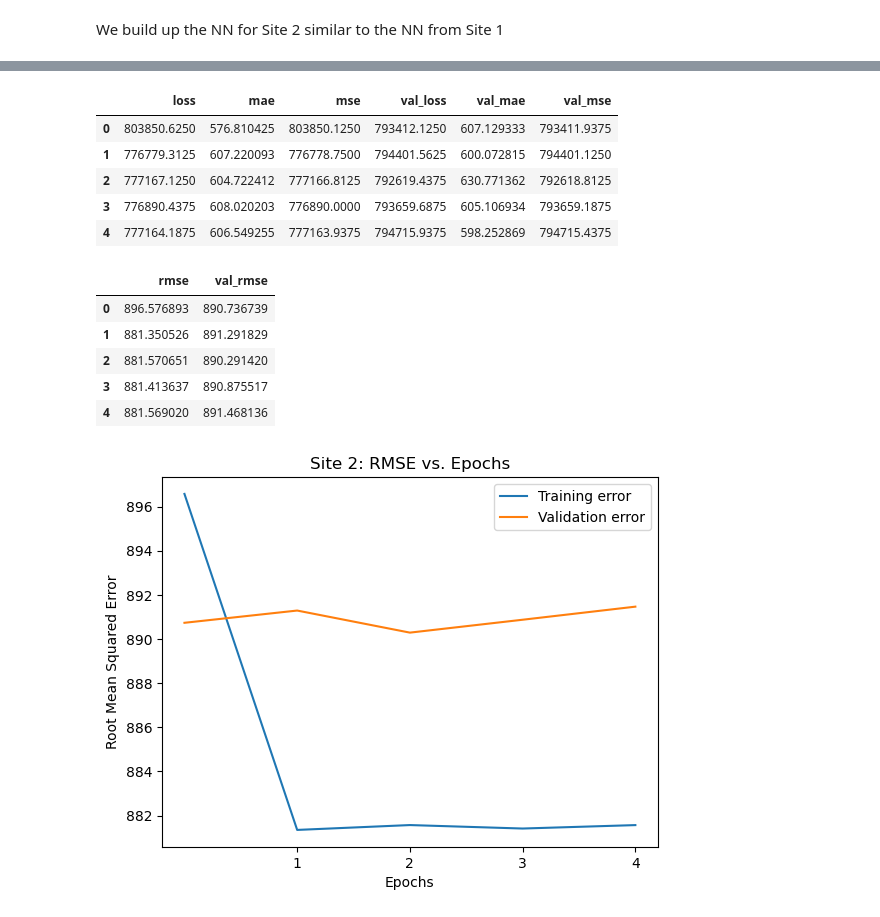
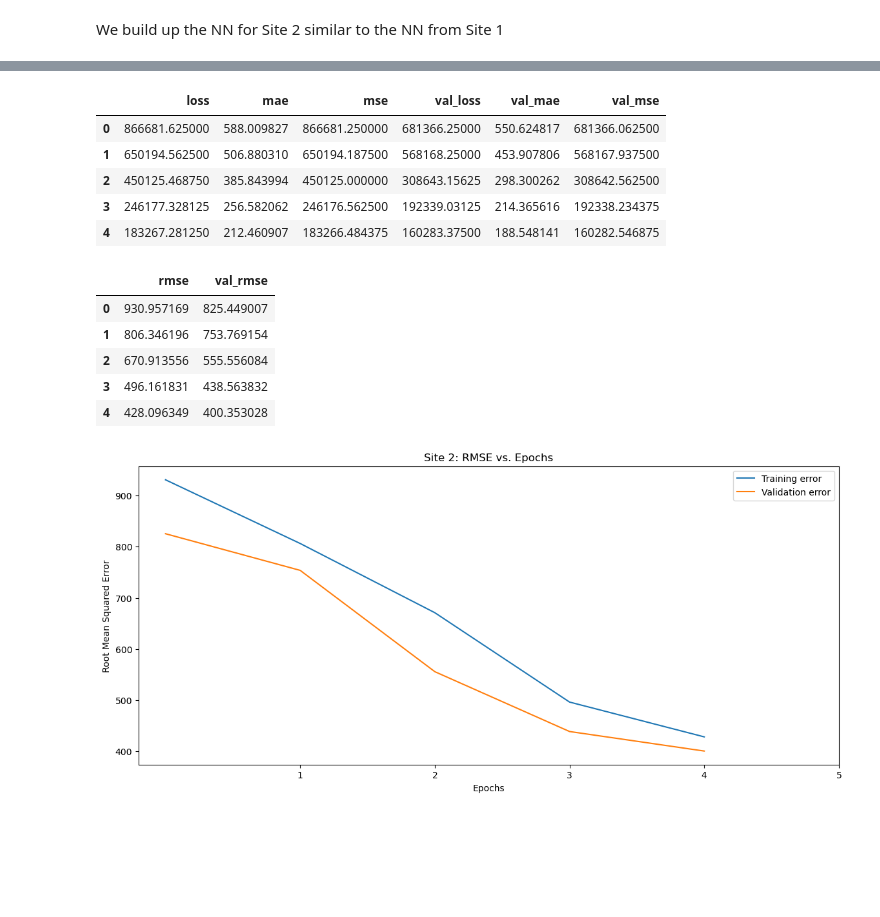
Before and after one commit to JakobJetter/AA_Project_WS2526, a Jupyter notebook: 04_Predicitve_Analytics/neural_network.ipynb, the cells around one changed output, grey strips where cells are left out. Saved outputs shown, nothing was run; the diff lists cells and outputs as text; code cells hidden in the pictures; blank space fills up the shorter version.

```diff
--- a/04_Predicitve_Analytics/neural_network.ipynb
+++ b/04_Predicitve_Analytics/neural_network.ipynb
@@ -323,7 +347,7 @@ classifier.compile(loss='mse',
 # %%
 history = classifier.fit(X_norm_train, y_train,
                             validation_data=(X_norm_val, y_val),
-                            epochs=100,
+                            epochs=5,
                             batch_size=50)
 # %% [output]
 Epoch 1/5
@@ -341,35 +365,35 @@ history_df = pd.DataFrame(history.history)
 history_df
 # %% [output]
 |  | loss | mae | mse | val_loss | val_mae | val_mse |
-| 0 | 803850.6250 | 576.810425 | 803850.1250 | 793412.1250 | 607.129333 | 793411.9375 |
-| 1 | 776779.3125 | 607.220093 | 776778.7500 | 794401.5625 | 600.072815 | 794401.1250 |
-| 2 | 777167.1250 | 604.722412 | 777166.8125 | 792619.4375 | 630.771362 | 792618.8125 |
-| 3 | 776890.4375 | 608.020203 | 776890.0000 | 793659.6875 | 605.106934 | 793659.1875 |
-| 4 | 777164.1875 | 606.549255 | 777163.9375 | 794715.9375 | 598.252869 | 794715.4375 |
+| 0 | 866681.625000 | 588.009827 | 866681.250000 | 681366.25000 | 550.624817 | 681366.062500 |
+| 1 | 650194.562500 | 506.880310 | 650194.187500 | 568168.25000 | 453.907806 | 568167.937500 |
+| 2 | 450125.468750 | 385.843994 | 450125.000000 | 308643.15625 | 298.300262 | 308642.562500 |
+| 3 | 246177.328125 | 256.582062 | 246176.562500 | 192339.03125 | 214.365616 | 192338.234375 |
+| 4 | 183267.281250 | 212.460907 | 183266.484375 | 160283.37500 | 188.548141 | 160282.546875 |
 # %%
 root_metrics_df = history_df[["mse", "val_mse"]].apply(np.sqrt)
 root_metrics_df.rename({"mse":"rmse", "val_mse":"val_rmse"}, axis=1, inplace=True)
 root_metrics_df
 # %% [output]
 |  | rmse | val_rmse |
-| 0 | 896.576893 | 890.736739 |
-| 1 | 881.350526 | 891.291829 |
-| 2 | 881.570651 | 890.291420 |
-| 3 | 881.413637 | 890.875517 |
-| 4 | 881.569020 | 891.468136 |
+| 0 | 930.957169 | 825.449007 |
+| 1 | 806.346196 | 753.769154 |
+| 2 | 670.913556 | 555.556084 |
+| 3 | 496.161831 | 438.563832 |
+| 4 | 428.096349 | 400.353028 |
 # %%
 plt.figure(figsize=(14,6), dpi=100)
 
 plt.plot(root_metrics_df["rmse"], label = 'Training error')
 plt.plot(root_metrics_df["val_rmse"], label = 'Validation error')
 
 plt.xlabel("Epochs")
 plt.ylabel("Root Mean Squared Error")
 
-plt.xticks(range(1,101))
+plt.xticks(range(1,6))
 plt.legend()
 plt.title("Site 2: RMSE vs. Epochs")
 
 plt.show()
 # %% [output]
-[figure, old version]
+[figure, new version]
```
Also changed, not shown: parts of 39 cells of this notebook, 5 other files.
